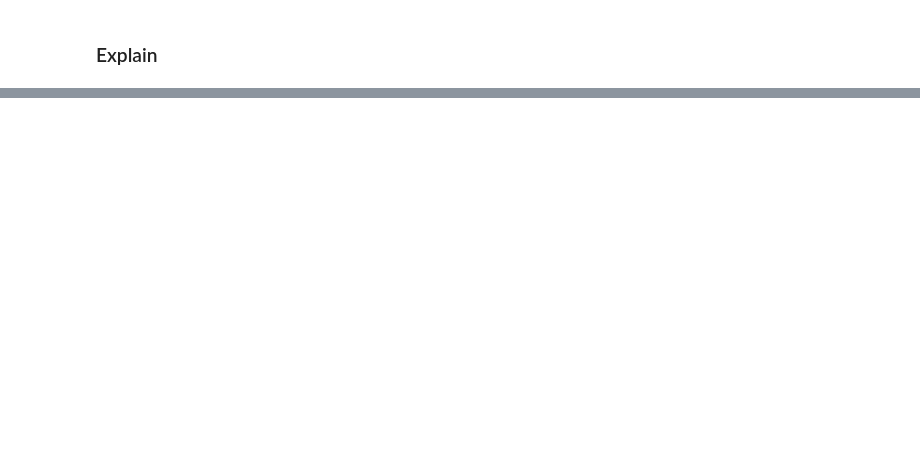
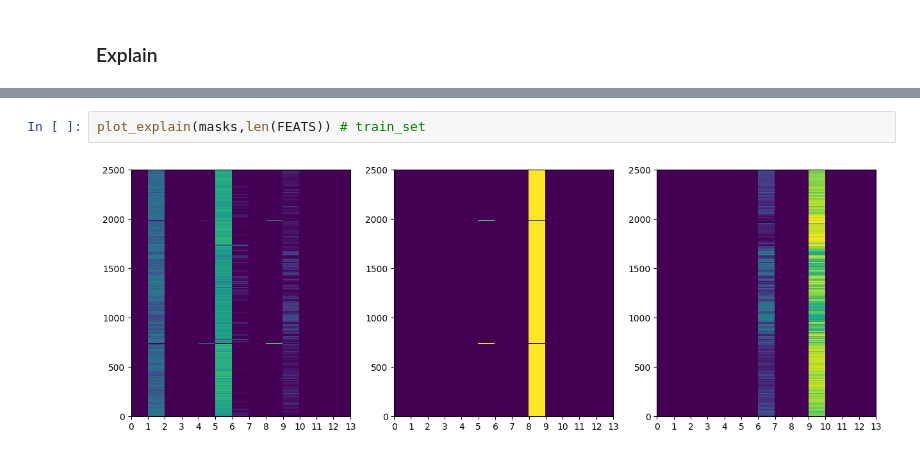
Before and after one commit to boostcampaitech4lv23recsys2/level2_dkt_recsys-level2-recsys-08, a Jupyter notebook: TABNET/tabnet.ipynb, the cells around one changed output, grey strips where cells are left out. Cells and saved outputs as stored; diff of their text form; blank space fills up the shorter version.

```diff
--- a/TABNET/tabnet.ipynb
+++ b/TABNET/tabnet.ipynb
@@ -229,0 +206,4 @@ AttributeError: 'numpy.ndarray' object has no attribute 'get_array'
+# %%
+plot_explain(masks,len(FEATS)) # train_set
+# %% [output]
+[figure, added]
```
Also changed, not shown: parts of 13 cells of this notebook, 30 other files.
